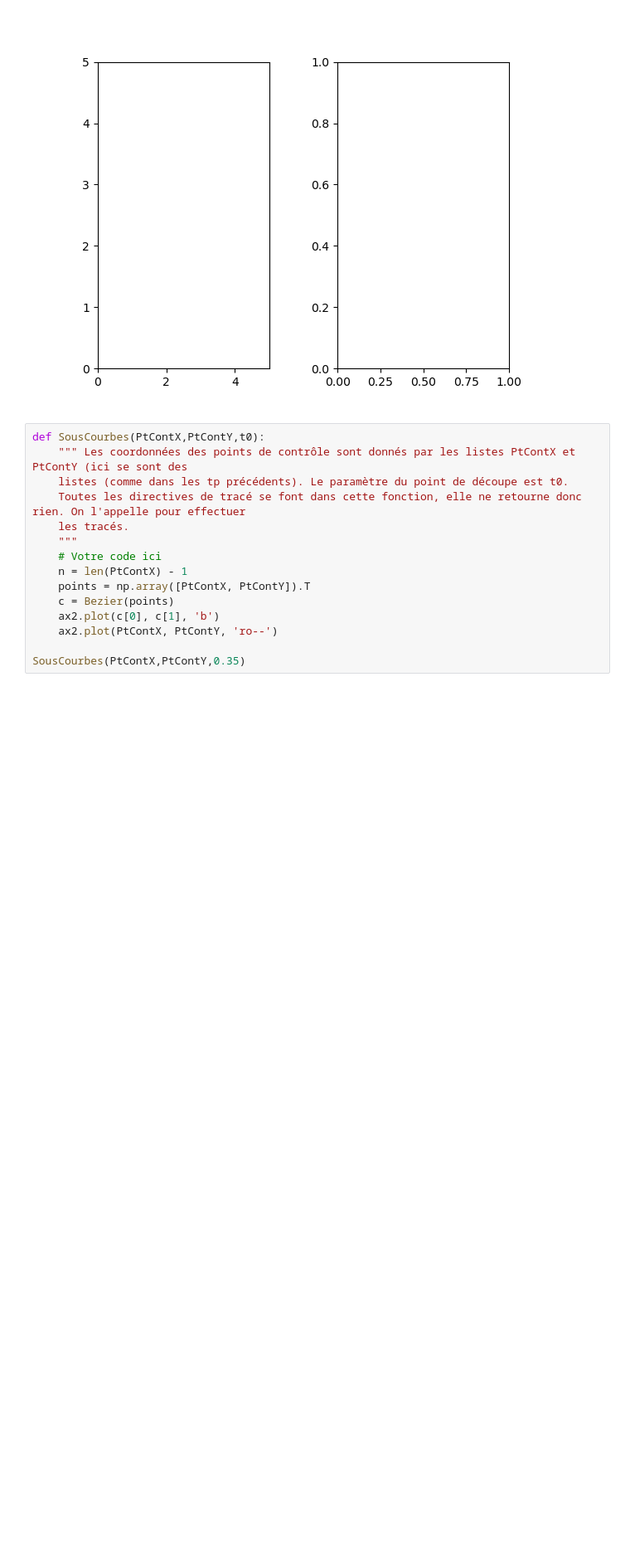
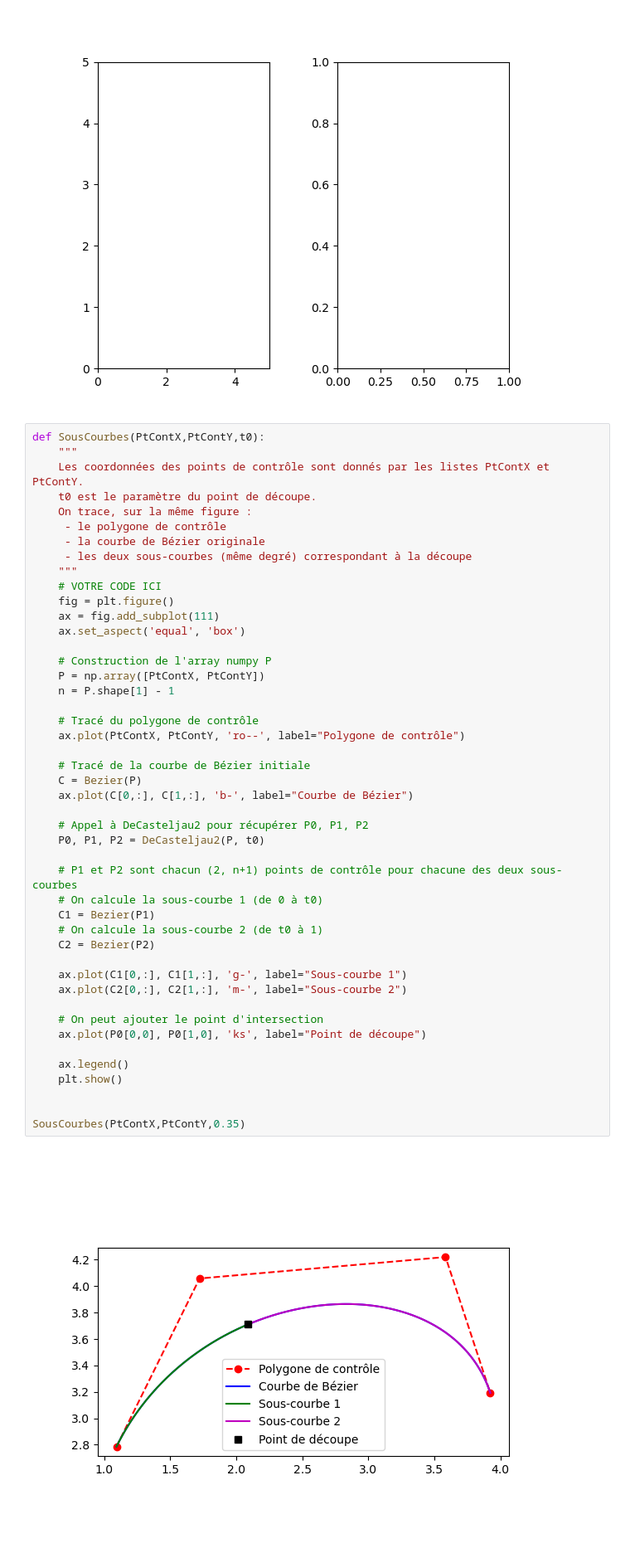
Before and after one commit to DuncanC42/bezier-maths, a Jupyter notebook: TP1Bezier.ipynb, the cells around one changed output. Shown: that part at 83% size. Drawn from its saved outputs; the diff is of its cells as text; blank space fills up the shorter version.

Commit message:
Normalement tout fonctionne ! Ajustement Bezier et Casteljau2

```diff
--- a/TP1Bezier.ipynb
+++ b/TP1Bezier.ipynb
@@ -251,21 +271,54 @@ ax1.set_ylim([0, 5])
 cid = fig.canvas.mpl_connect('button_press_event', onclick)
 # %% [output]
 [figure]
-# %%
-def SousCourbes(PtContX,PtContY,t0):
-    """ Les coordonnées des points de contrôle sont donnés par les listes PtContX et PtContY (ici se sont des
-    listes (comme dans les tp précédents). Le paramètre du point de découpe est t0.
-    Toutes les directives de tracé se font dans cette fonction, elle ne retourne donc rien. On l'appelle pour effectuer
-    les tracés.
-    """
-    # Votre code ici
-    n = len(PtContX) - 1
-    points = np.array([PtContX, PtContY]).T
-    c = Bezier(points)
-    ax2.plot(c[0], c[1], 'b')
-    ax2.plot(PtContX, PtContY, 'ro--')
-
-SousCourbes(PtContX,PtContY,0.35)
+# %%
+def SousCourbes(PtContX,PtContY,t0):
+    """
+    Les coordonnées des points de contrôle sont donnés par les listes PtContX et PtContY.
+    t0 est le paramètre du point de découpe.
+    On trace, sur la même figure :
+     - le polygone de contrôle
+     - la courbe de Bézier originale
+     - les deux sous-courbes (même degré) correspondant à la découpe
+    """
+    # VOTRE CODE ICI
+    fig = plt.figure()
+    ax = fig.add_subplot(111)
+    ax.set_aspect('equal', 'box')
+
+    # Construction de l'array numpy P
+    P = np.array([PtContX, PtContY])
+    n = P.shape[1] - 1
+
+    # Tracé du polygone de contrôle
+    ax.plot(PtContX, PtContY, 'ro--', label="Polygone de contrôle")
+
+    # Tracé de la courbe de Bézier initiale
+    C = Bezier(P)
+    ax.plot(C[0,:], C[1,:], 'b-', label="Courbe de Bézier")
+
+    # Appel à DeCasteljau2 pour récupérer P0, P1, P2
+    P0, P1, P2 = DeCasteljau2(P, t0)
+
+    # P1 et P2 sont chacun (2, n+1) points de contrôle pour chacune des deux sous-courbes
+    # On calcule la sous-courbe 1 (de 0 à t0)
+    C1 = Bezier(P1)
+    # On calcule la sous-courbe 2 (de t0 à 1)
+    C2 = Bezier(P2)
+
+    ax.plot(C1[0,:], C1[1,:], 'g-', label="Sous-courbe 1")
+    ax.plot(C2[0,:], C2[1,:], 'm-', label="Sous-courbe 2")
+
+    # On peut ajouter le point d'intersection
+    ax.plot(P0[0,0], P0[1,0], 'ks', label="Point de découpe")
+
+    ax.legend()
+    plt.show()
+
+
+SousCourbes(PtContX,PtContY,0.35)
+# %% [output]
+[figure, added]
 # %% [markdown]
 ### Bézier rationnelles
 
```
Also changed, not shown: parts of 2 cells of this notebook.
